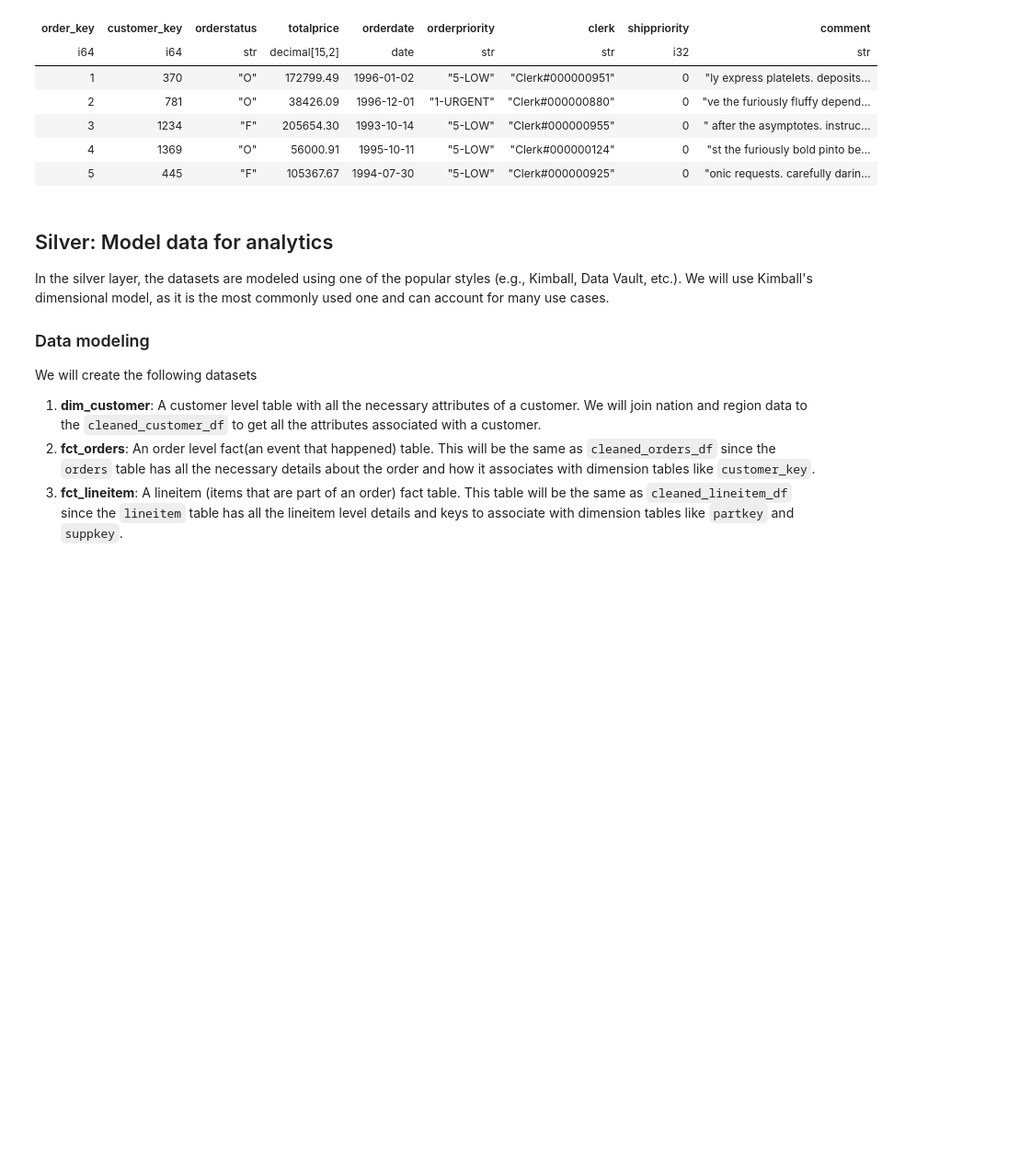
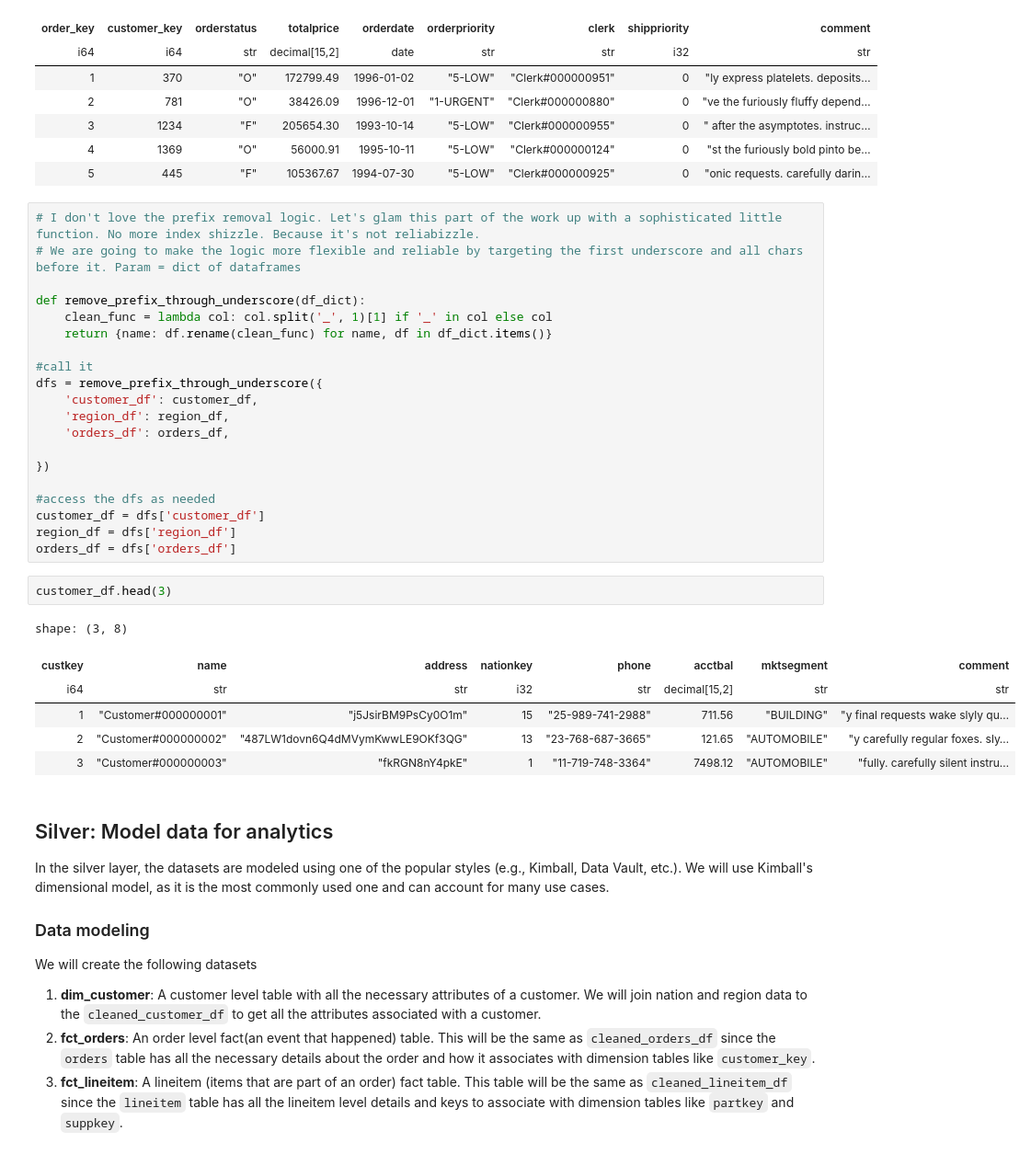
Before and after one commit to sarah-weatherbee/de-review-jm, a Jupyter notebook: setup-data-project.ipynb, the cells around one changed output. Shown at 92% size. Saved outputs shown, nothing was run; the diff lists cells and outputs as text; blank space fills up the shorter version.

Commit message:
functionalizing repetitive logic fr bronze

```diff
--- a/setup-data-project.ipynb
+++ b/setup-data-project.ipynb
@@ -319,6 +366,35 @@ shape: (5, 9)
 | 3 | 1234 | "F" | 205654.30 | 1993-10-14 | "5-LOW" | "Clerk#000000955" | 0 | " after the asymptotes. instruc… |
 | 4 | 1369 | "O" | 56000.91 | 1995-10-11 | "5-LOW" | "Clerk#000000124" | 0 | "st the furiously bold pinto be… |
 | 5 | 445 | "F" | 105367.67 | 1994-07-30 | "5-LOW" | "Clerk#000000925" | 0 | "onic requests. carefully darin… |
+# %%
+# I don't love the prefix removal logic. Let's glam this part of the work up with a sophisticated little function. No more index shizzle. Because it's not reliabizzle.
+# We are going to make the logic more flexible and reliable by targeting the first underscore and all chars before it. Param = dict of dataframes
+
+def remove_prefix_through_underscore(df_dict):
+    clean_func = lambda col: col.split('_', 1)[1] if '_' in col else col
+    return {name: df.rename(clean_func) for name, df in df_dict.items()}
+
+#call it
+dfs = remove_prefix_through_underscore({
+    'customer_df': customer_df,
+    'region_df': region_df,
+    'orders_df': orders_df,
+
+})
+
+#access the dfs as needed
+customer_df = dfs['customer_df']
+region_df = dfs['region_df']
+orders_df = dfs['orders_df']
+# %%
+customer_df.head(3)
+# %% [output]
+shape: (3, 8)
+| custkey | name | address | nationkey | phone | acctbal | mktsegment | comment |
+| i64 | str | str | i32 | str | decimal[15,2] | str | str |
+| 1 | "Customer#000000001" | "j5JsirBM9PsCy0O1m" | 15 | "25-989-741-2988" | 711.56 | "BUILDING" | "y final requests wake slyly qu… |
+| 2 | "Customer#000000002" | "487LW1dovn6Q4dMVymKwwLE9OKf3QG" | 13 | "23-768-687-3665" | 121.65 | "AUTOMOBILE" | "y carefully regular foxes. sly… |
+| 3 | "Customer#000000003" | "fkRGN8nY4pkE" | 1 | "11-719-748-3364" | 7498.12 | "AUTOMOBILE" | "fully. carefully silent instru… |
 # %% [markdown]
 ## Silver: Model data for analytics
 
```
Also changed, not shown: parts of 16 cells of this notebook.
